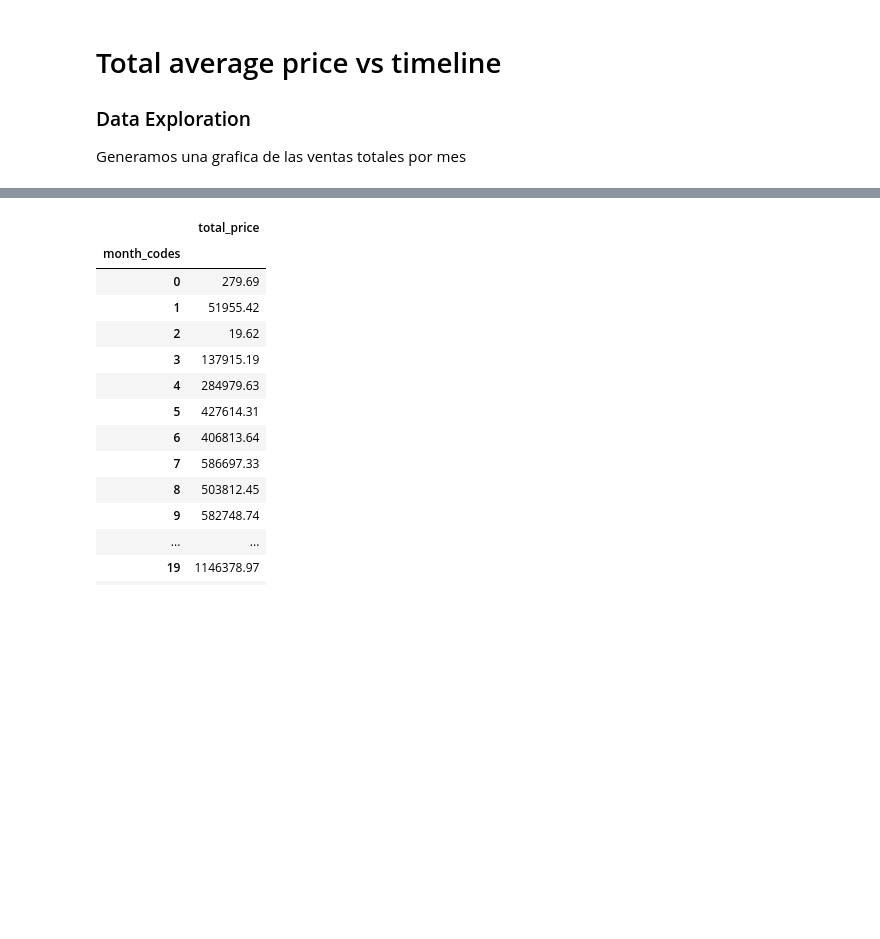
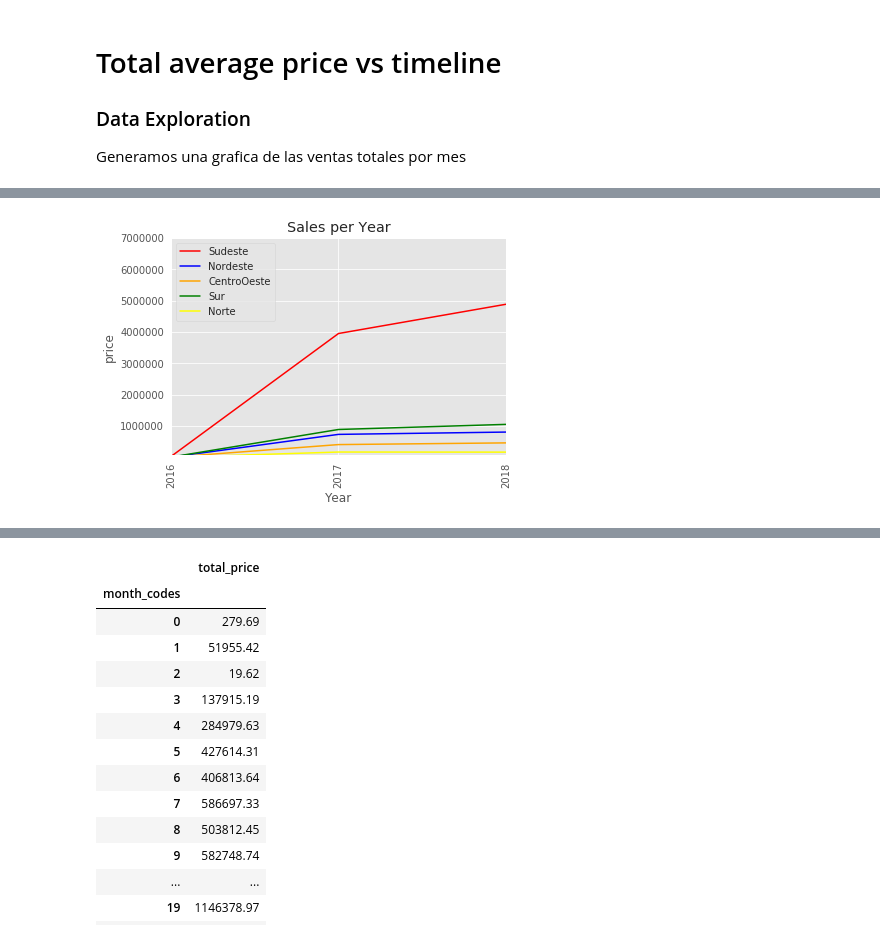
Before and after one commit to ximenarios/DS4AProject, a Jupyter notebook: ModelFinal.ipynb, the cells around one changed output, grey strips where cells are left out. Saved outputs shown, nothing was run; the diff lists cells and outputs as text; code cells hidden in the pictures; blank space fills up the shorter version.

```diff
--- a/ModelFinal.ipynb
+++ b/ModelFinal.ipynb
@@ -209,0 +269,22 @@ Generamos una grafica de las ventas totales por mes
+# %%
+regions=dataModel.regions.unique().tolist()
+colorr=['Red','Blue','Orange','Green','Yellow']
+regions
+
+for i, var in enumerate(regions):
+    Consolidado=dataModel[(dataModel['regions']==var)].groupby(['year']).agg({'price':'sum'})
+    #Consolidado['price']=Consolidado['price']/1000
+    x=Consolidado.index.values.tolist()
+    y=Consolidado['price'].unique().tolist()
+    mapeado=range(len(x))
+    plt.plot(x,y, label=var, color=colorr[i])
+plt.title('Sales per Year')
+plt.xlabel('Year')
+plt.ylabel('price')
+plt.xlim(2016,2018)
+plt.ylim(60000,7000000)
+plt.xticks(x,rotation=90)
+plt.legend(loc=2)
+plt.show()
+# %% [output]
+[figure, added]
```
Also changed, not shown: parts of 15 cells of this notebook.
